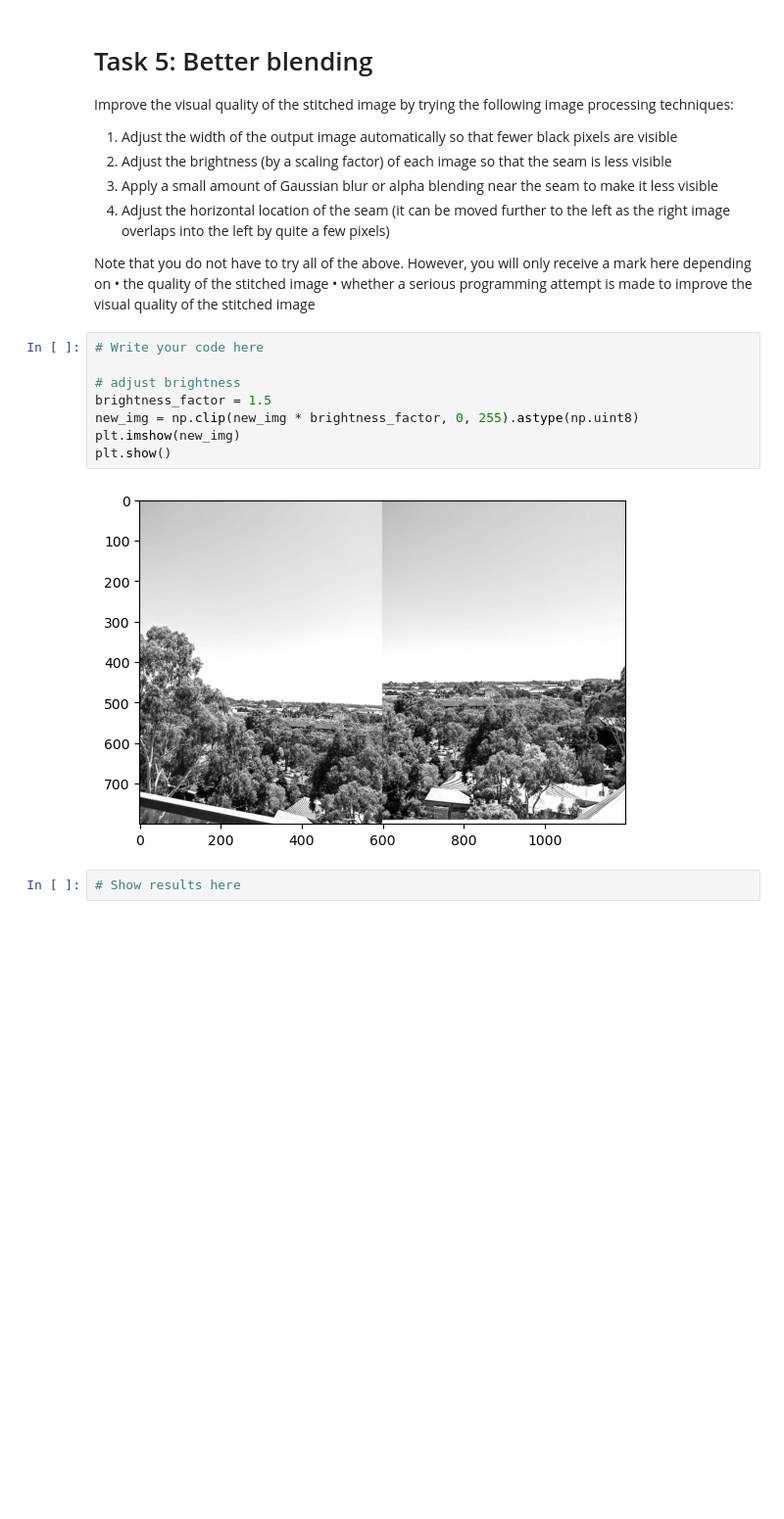
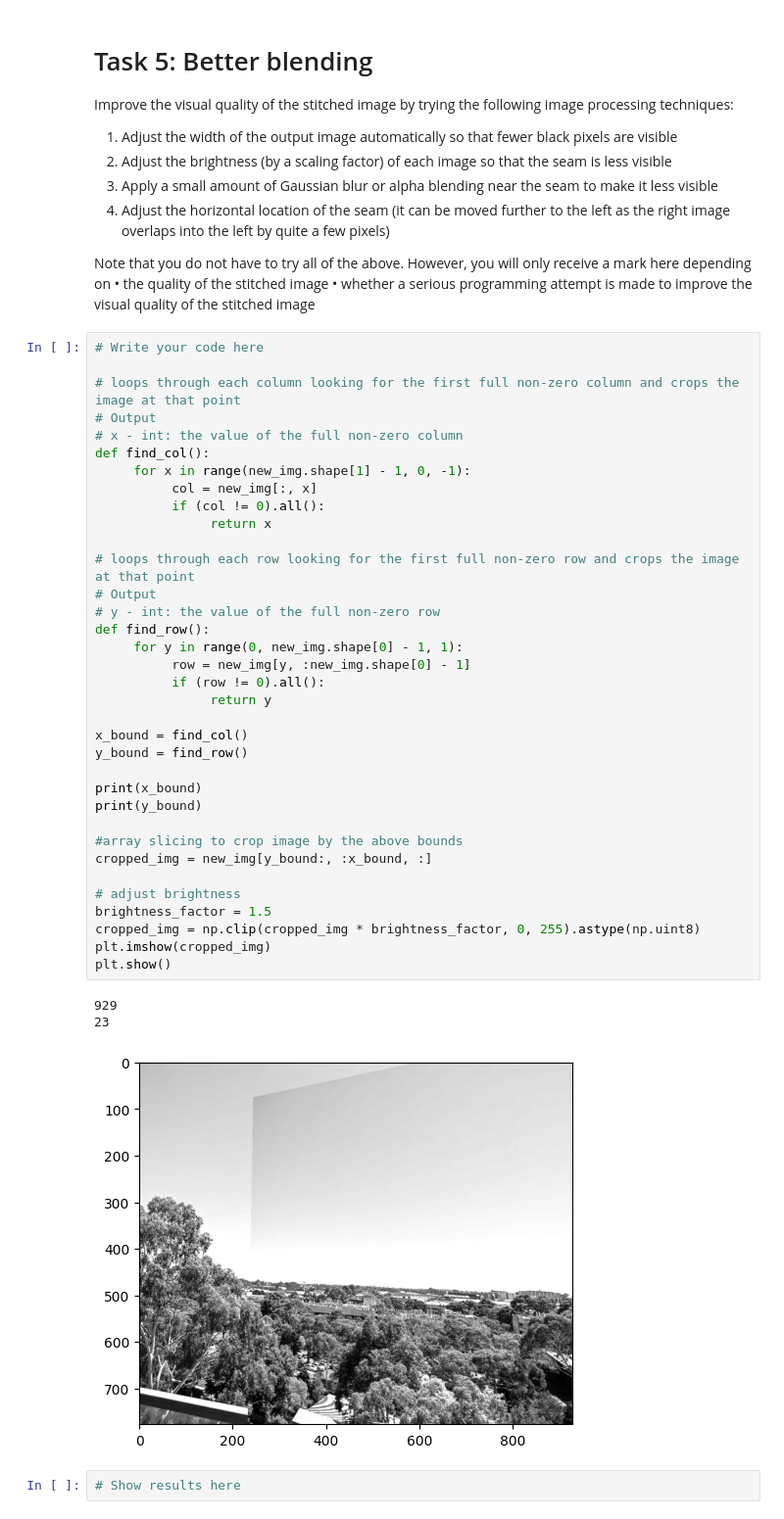
Before and after one commit to jame-slatta/ECE4076_2026, a Jupyter notebook: Lab02/Lab2_student_template.ipynb, the cells around one changed output. Shown at 98% size. Drawn from its saved outputs; the diff is of its cells as text; blank space fills up the shorter version.

Commit message:
added in image cropping functions for Part 5
added find_col() and find_row() for part 5 to get exact crop bounds

```diff
--- a/Lab02/Lab2_student_template.ipynb
+++ b/Lab02/Lab2_student_template.ipynb
@@ -207,16 +208,45 @@ the right image overlaps into the left by quite a few pixels)
 Note that you do not have to try all of the above. However, you will only receive a mark here depending on
 • the quality of the stitched image
 • whether a serious programming attempt is made to improve the visual quality of the stitched image
-# %%
-# Write your code here
-
-# adjust brightness
-brightness_factor = 1.5
-new_img = np.clip(new_img * brightness_factor, 0, 255).astype(np.uint8)
-plt.imshow(new_img)
-plt.show()
-# %% [output]
-[figure, removed]
+# %%
+# Write your code here
+
+# loops through each column looking for the first full non-zero column and crops the image at that point
+# Output
+# x - int: the value of the full non-zero column
+def find_col():
+     for x in range(new_img.shape[1] - 1, 0, -1):
+          col = new_img[:, x]
+          if (col != 0).all():
+               return x
+
+# loops through each row looking for the first full non-zero row and crops the image at that point
+# Output
+# y - int: the value of the full non-zero row
+def find_row():
+     for y in range(0, new_img.shape[0] - 1, 1):
+          row = new_img[y, :new_img.shape[0] - 1]
+          if (row != 0).all():
+               return y
+
+x_bound = find_col()
+y_bound = find_row()
+
+print(x_bound)
+print(y_bound)
+
+#array slicing to crop image by the above bounds
+cropped_img = new_img[y_bound:, :x_bound, :]
+
+# adjust brightness
+brightness_factor = 1.5
+cropped_img = np.clip(cropped_img * brightness_factor, 0, 255).astype(np.uint8)
+plt.imshow(cropped_img)
+plt.show()
+# %% [output]
+929
+23
+[figure, added]
 # %%
 # Show results here
 # %% [markdown]
```
Also changed, not shown: parts of 1 cell of this notebook.
